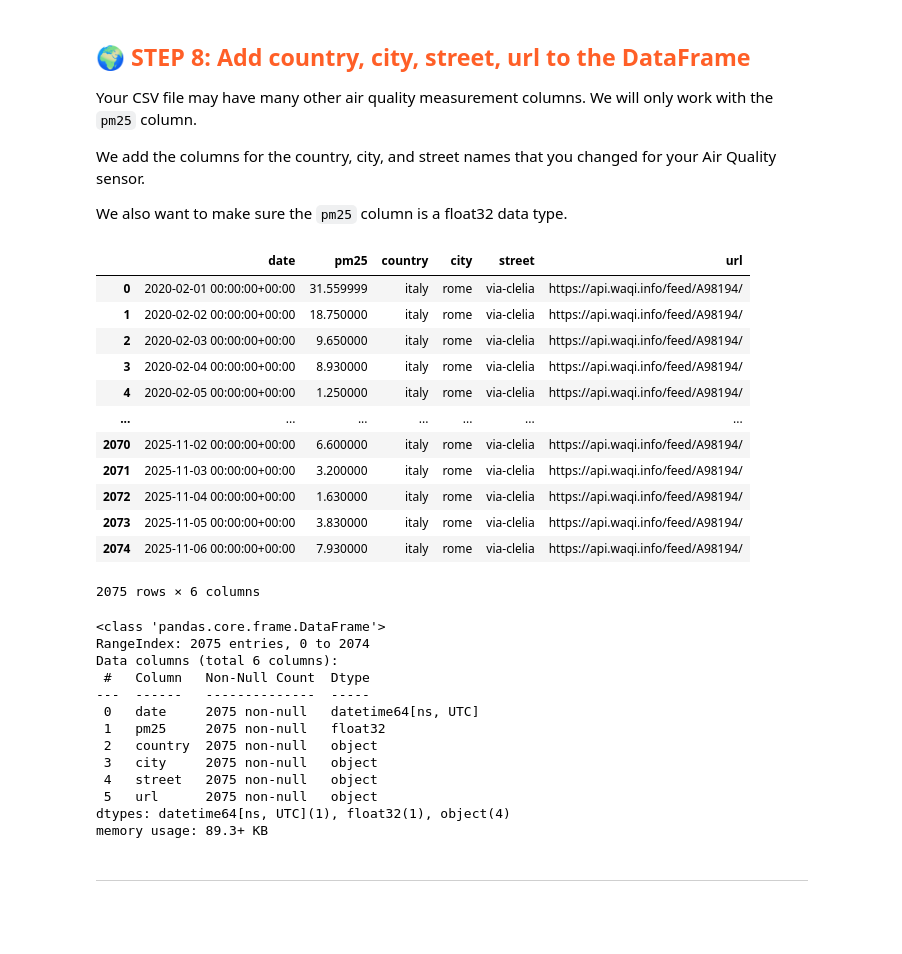
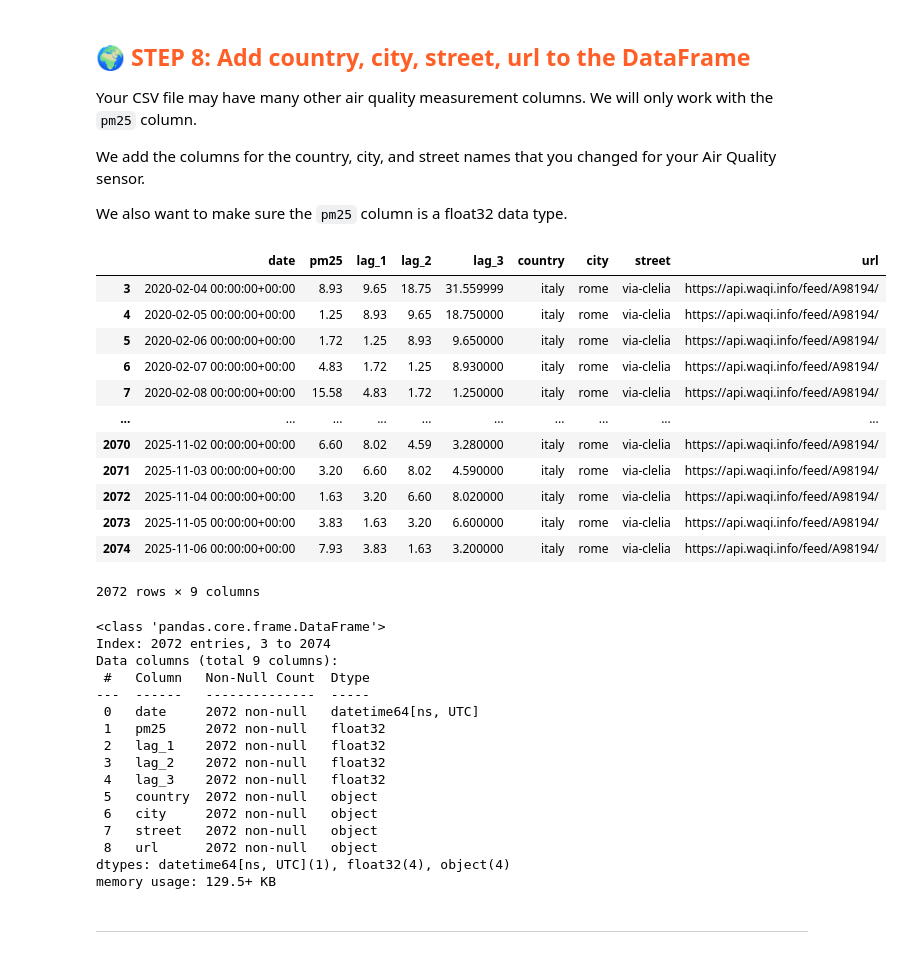
Before and after one commit to klari26/mlfs-book, a Jupyter notebook: notebooks/airquality/1_air_quality_feature_backfill.ipynb, the cells around one changed output. Cells and saved outputs as stored; diff of their text form; code cells hidden in the pictures; blank space fills up the shorter version.

```diff
--- a/notebooks/airquality/1_air_quality_feature_backfill.ipynb
+++ b/notebooks/airquality/1_air_quality_feature_backfill.ipynb
@@ -329,41 +330,57 @@ We also want to make sure the `pm25` column is a float32 data type.
 # %%
 # Your sensor may have columns we won't use, so only keep the date and pm25 columns
 # If the column names in your DataFrame are different, rename your columns to `date` and `pm25`
+# Add lags
+# Set date as index
+df_aq = df_aq.set_index('date')
+
+# Create lag features for the past 1, 2, and 3 days
+for i in range(1, 4):
+    df_aq[f'lag_{i}'] = df_aq['pm25'].shift(i).astype('float32')
+
+# Reset index to restore 'date' as a column
+df_aq = df_aq.reset_index()
 df_aq['country']=country
 df_aq['city']=city
 df_aq['street']=street
 df_aq['url']=aqicn_url
 df_aq
+# Clean again
+df_aq.dropna(inplace=True)
+df_aq
 # %% [output]
-|  | date | pm25 | country | city | street | url |
-| 0 | 2020-02-01 00:00:00+00:00 | 31.559999 | italy | rome | via-clelia | https://api.waqi.info/feed/A98194/ |
-| 1 | 2020-02-02 00:00:00+00:00 | 18.750000 | italy | rome | via-clelia | https://api.waqi.info/feed/A98194/ |
-| 2 | 2020-02-03 00:00:00+00:00 | 9.650000 | italy | rome | via-clelia | https://api.waqi.info/feed/A98194/ |
-| 3 | 2020-02-04 00:00:00+00:00 | 8.930000 | italy | rome | via-clelia | https://api.waqi.info/feed/A98194/ |
-| 4 | 2020-02-05 00:00:00+00:00 | 1.250000 | italy | rome | via-clelia | https://api.waqi.info/feed/A98194/ |
-| ... | ... | ... | ... | ... | ... | ... |
-| 2070 | 2025-11-02 00:00:00+00:00 | 6.600000 | italy | rome | via-clelia | https://api.waqi.info/feed/A98194/ |
-| 2071 | 2025-11-03 00:00:00+00:00 | 3.200000 | italy | rome | via-clelia | https://api.waqi.info/feed/A98194/ |
-| 2072 | 2025-11-04 00:00:00+00:00 | 1.630000 | italy | rome | via-clelia | https://api.waqi.info/feed/A98194/ |
-| 2073 | 2025-11-05 00:00:00+00:00 | 3.830000 | italy | rome | via-clelia | https://api.waqi.info/feed/A98194/ |
-| 2074 | 2025-11-06 00:00:00+00:00 | 7.930000 | italy | rome | via-clelia | https://api.waqi.info/feed/A98194/ |
+|  | date | pm25 | lag_1 | lag_2 | lag_3 | country | city | street | url |
+| 3 | 2020-02-04 00:00:00+00:00 | 8.93 | 9.65 | 18.75 | 31.559999 | italy | rome | via-clelia | https://api.waqi.info/feed/A98194/ |
+| 4 | 2020-02-05 00:00:00+00:00 | 1.25 | 8.93 | 9.65 | 18.750000 | italy | rome | via-clelia | https://api.waqi.info/feed/A98194/ |
+| 5 | 2020-02-06 00:00:00+00:00 | 1.72 | 1.25 | 8.93 | 9.650000 | italy | rome | via-clelia | https://api.waqi.info/feed/A98194/ |
+| 6 | 2020-02-07 00:00:00+00:00 | 4.83 | 1.72 | 1.25 | 8.930000 | italy | rome | via-clelia | https://api.waqi.info/feed/A98194/ |
+| 7 | 2020-02-08 00:00:00+00:00 | 15.58 | 4.83 | 1.72 | 1.250000 | italy | rome | via-clelia | https://api.waqi.info/feed/A98194/ |
+| ... | ... | ... | ... | ... | ... | ... | ... | ... | ... |
+| 2070 | 2025-11-02 00:00:00+00:00 | 6.60 | 8.02 | 4.59 | 3.280000 | italy | rome | via-clelia | https://api.waqi.info/feed/A98194/ |
+| 2071 | 2025-11-03 00:00:00+00:00 | 3.20 | 6.60 | 8.02 | 4.590000 | italy | rome | via-clelia | https://api.waqi.info/feed/A98194/ |
+| 2072 | 2025-11-04 00:00:00+00:00 | 1.63 | 3.20 | 6.60 | 8.020000 | italy | rome | via-clelia | https://api.waqi.info/feed/A98194/ |
+| 2073 | 2025-11-05 00:00:00+00:00 | 3.83 | 1.63 | 3.20 | 6.600000 | italy | rome | via-clelia | https://api.waqi.info/feed/A98194/ |
+| 2074 | 2025-11-06 00:00:00+00:00 | 7.93 | 3.83 | 1.63 | 3.200000 | italy | rome | via-clelia | https://api.waqi.info/feed/A98194/ |
-2075 rows × 6 columns
+2072 rows × 9 columns
 # %%
 df_aq.info()
 # %% [output]
 <class 'pandas.core.frame.DataFrame'>
-RangeIndex: 2075 entries, 0 to 2074
-Data columns (total 6 columns):
+Index: 2072 entries, 3 to 2074
+Data columns (total 9 columns):
  #   Column   Non-Null Count  Dtype
 ---  ------   --------------  -----
- 0   date     2075 non-null   datetime64[ns, UTC]
- 1   pm25     2075 non-null   float32
- 2   country  2075 non-null   object
- 3   city     2075 non-null   object
- 4   street   2075 non-null   object
- 5   url      2075 non-null   object
-dtypes: datetime64[ns, UTC](1), float32(1), object(4)
-memory usage: 89.3+ KB
+ 0   date     2072 non-null   datetime64[ns, UTC]
+ 1   pm25     2072 non-null   float32
+ 2   lag_1    2072 non-null   float32
+ 3   lag_2    2072 non-null   float32
+ 4   lag_3    2072 non-null   float32
+ 5   country  2072 non-null   object
+ 6   city     2072 non-null   object
+ 7   street   2072 non-null   object
+ 8   url      2072 non-null   object
+dtypes: datetime64[ns, UTC](1), float32(4), object(4)
+memory usage: 129.5+ KB
 # %% [markdown]
 ---
 # %% [markdown]
```
Also changed, not shown: parts of 11 cells of this notebook, 8 other files.
